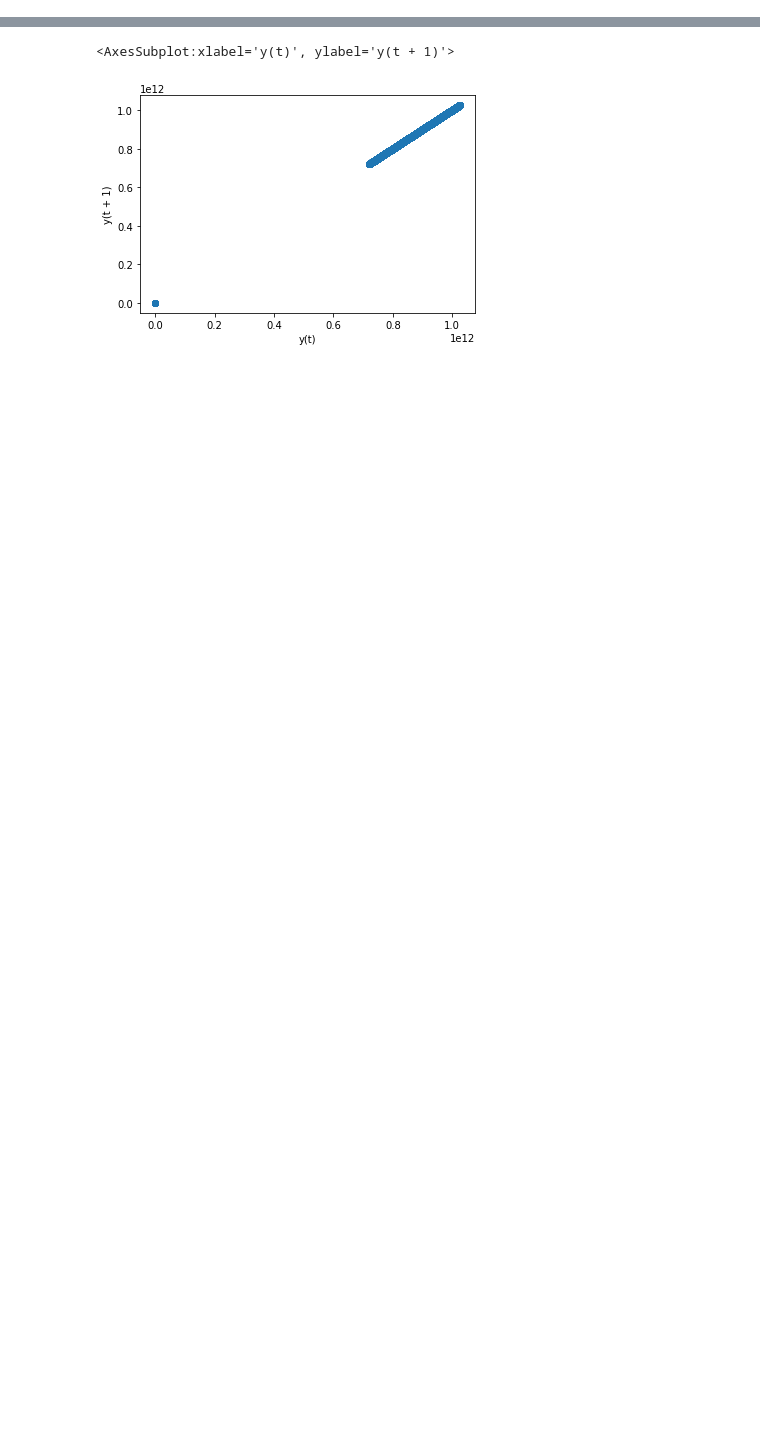
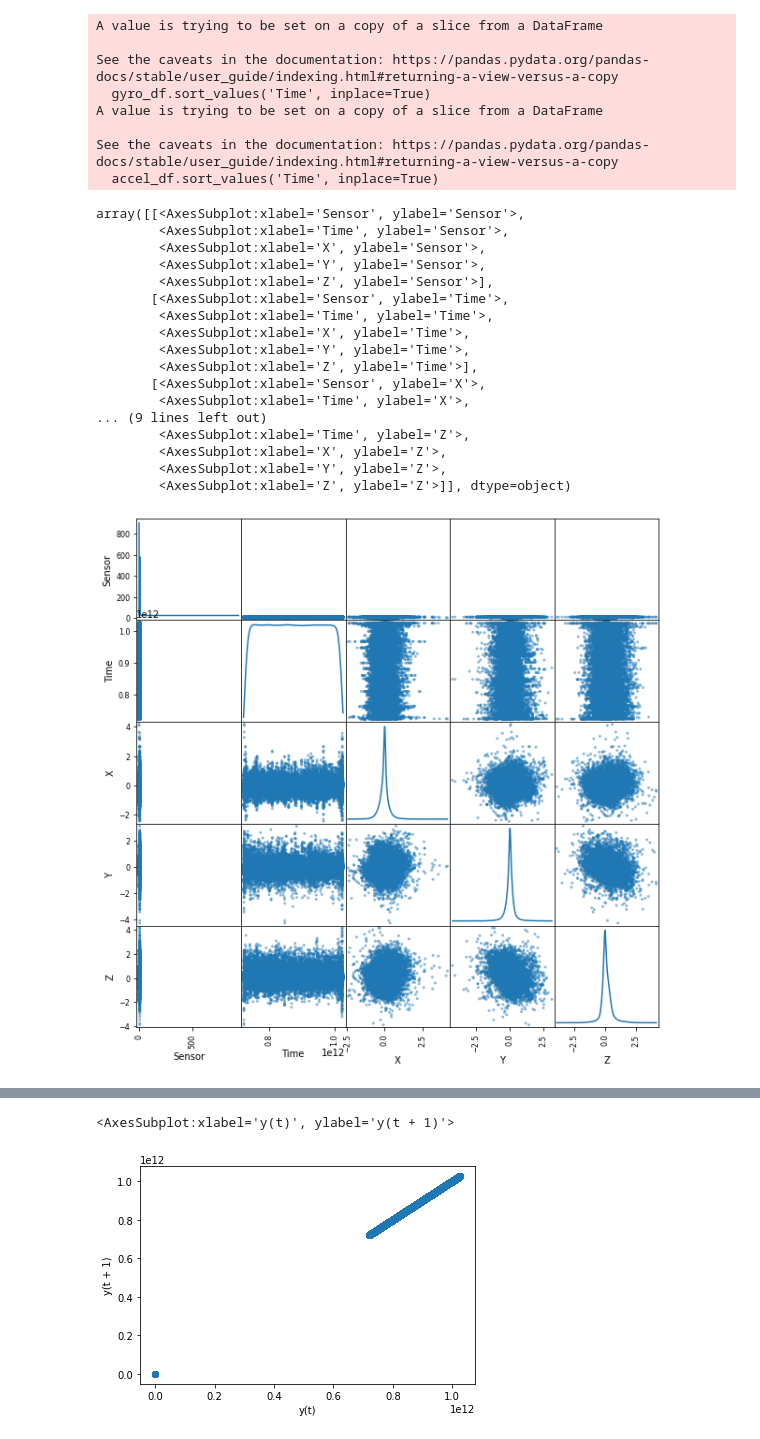
Before and after one commit to jrai51/Wearable_Continuous_Authentication, a Jupyter notebook: waca/data.ipynb, the cells around one changed output, grey strips where cells are left out. Drawn from its saved outputs; the diff is of its cells as text; code cells hidden in the pictures; blank space fills up the shorter version.

```diff
--- a/waca/data.ipynb
+++ b/waca/data.ipynb
@@ -13,4 +13,52 @@ DATA_3 = PARTICIPANT+'_3.csv'
 
 #loading data in
 file_paths = ['user_data\\'+PARTICIPANT+'\\'+DATA_1, 'user_data\\'+PARTICIPANT+'\\'+DATA_2, 'user_data\\'+PARTICIPANT+'\\'+DATA_3 ]
+# %%
+###########################
+#  SEPERATING AND SORTING #
+###########################
+
+f = file_paths[0]
+gen = pd.read_csv(f, names=['Sensor', 'Time', 'X', 'Y', 'Z'], on_bad_lines='skip')
+
+#accel is 10, gyro is 4
+GYRO_ID = 4
+ACCEL_ID = 10
+
+#Separate data by sensor id
+gyro_df = gen[gen.Sensor == GYRO_ID]
+accel_df = gen[gen.Sensor == ACCEL_ID]
+
+#sort data by time
+gyro_df.sort_values('Time', inplace=True)
+accel_df.sort_values('Time', inplace=True)
+
+pd.plotting.scatter_matrix(gen, alpha=0.5,figsize=(10,10), diagonal='kde')
+# %% [output]
+A value is trying to be set on a copy of a slice from a DataFrame
+
+See the caveats in the documentation: https://pandas.pydata.org/pandas-docs/stable/user_guide/indexing.html#returning-a-view-versus-a-copy
+  gyro_df.sort_values('Time', inplace=True)
+A value is trying to be set on a copy of a slice from a DataFrame
+
+See the caveats in the documentation: https://pandas.pydata.org/pandas-docs/stable/user_guide/indexing.html#returning-a-view-versus-a-copy
+  accel_df.sort_values('Time', inplace=True)
+array([[<AxesSubplot:xlabel='Sensor', ylabel='Sensor'>,
+        <AxesSubplot:xlabel='Time', ylabel='Sensor'>,
+        <AxesSubplot:xlabel='X', ylabel='Sensor'>,
+        <AxesSubplot:xlabel='Y', ylabel='Sensor'>,
+        <AxesSubplot:xlabel='Z', ylabel='Sensor'>],
+       [<AxesSubplot:xlabel='Sensor', ylabel='Time'>,
+        <AxesSubplot:xlabel='Time', ylabel='Time'>,
+        <AxesSubplot:xlabel='X', ylabel='Time'>,
+        <AxesSubplot:xlabel='Y', ylabel='Time'>,
+        <AxesSubplot:xlabel='Z', ylabel='Time'>],
+       [<AxesSubplot:xlabel='Sensor', ylabel='X'>,
+        <AxesSubplot:xlabel='Time', ylabel='X'>,
+... (9 lines left out)
+        <AxesSubplot:xlabel='Time', ylabel='Z'>,
+        <AxesSubplot:xlabel='X', ylabel='Z'>,
+        <AxesSubplot:xlabel='Y', ylabel='Z'>,
+        <AxesSubplot:xlabel='Z', ylabel='Z'>]], dtype=object)
+[figure, added]
 # %%
```
Also changed, not shown: parts of 2 cells of this notebook, 2 other files.
